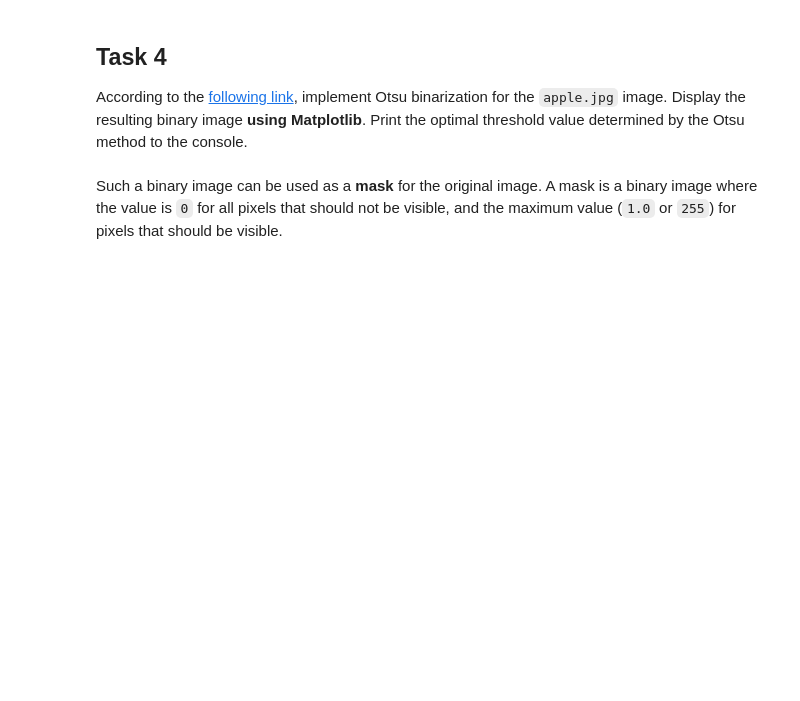
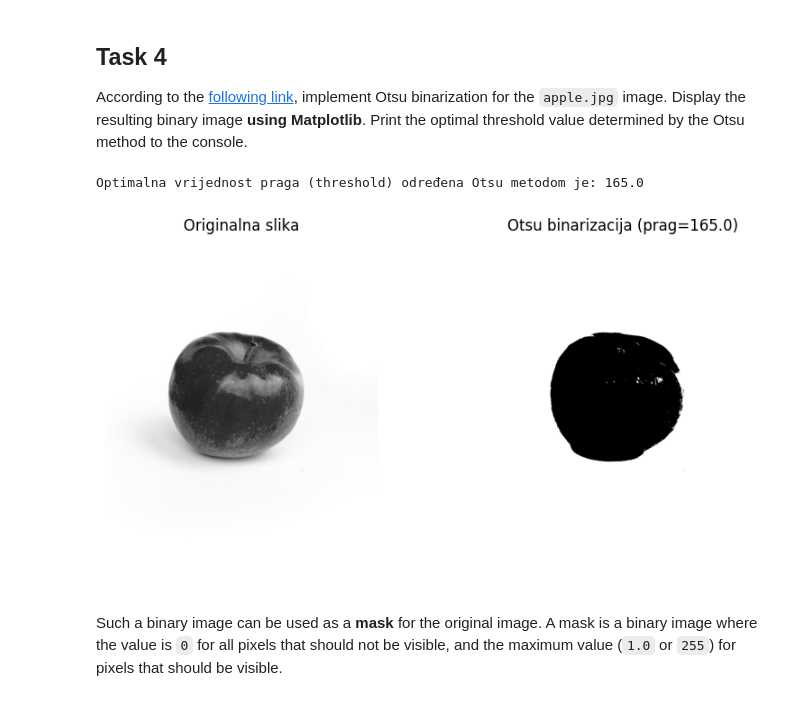
Before and after one commit to aljubic1/RacunalniVid_lab, a Jupyter notebook: lab3.ipynb, the cells around one changed output. Drawn from its saved outputs; the diff is of its cells as text; code cells hidden in the pictures; blank space fills up the shorter version.

```diff
--- a/lab3.ipynb
+++ b/lab3.ipynb
@@ -157,3 +155,36 @@ According to the [following link](https://learnopencv.com/otsu-thresholding-with
+# %%
+import cv2
+import matplotlib.pyplot as plt
+
+# 1. Učitaj sliku kao grayscale
+img = cv2.imread('images/apple.jpg', cv2.IMREAD_GRAYSCALE)
+
+# 2. Primijena Otsu binarizacije
+# Funkcija cv2.threshold vraća dva rezultata:
+# ret = optimalna vrijednost praga koju je Otsu našao
+# th = rezultirajuća binarna slika
+ret, th = cv2.threshold(img, 0, 255, cv2.THRESH_BINARY + cv2.THRESH_OTSU)
+
+# 3. Ispis optimalne vrijednosti praga
+print(f"Optimalna vrijednost praga (threshold) određena Otsu metodom je: {ret}")
+
+# 4. Prikaz rezultata
+plt.figure(figsize=(10, 5))
+
+plt.subplot(1, 2, 1)
+plt.imshow(img, cmap='gray')
+plt.title("Originalna slika")
+plt.axis('off')
+
+plt.subplot(1, 2, 2)
+plt.imshow(th, cmap='gray')
+plt.title(f"Otsu binarizacija (prag={ret})")
+plt.axis('off')
+
+plt.show()
+# %% [output]
+Optimalna vrijednost praga (threshold) određena Otsu metodom je: 165.0
+[figure, added]
 # %% [markdown]
 Such a binary image can be used as a **mask** for the original image. A mask is a binary image where the value is `0` for all pixels that should not be visible, and the maximum value (`1.0` or `255`) for pixels that should be visible.
 # %% [markdown]
```
Also changed, not shown: parts of 2 cells of this notebook.
